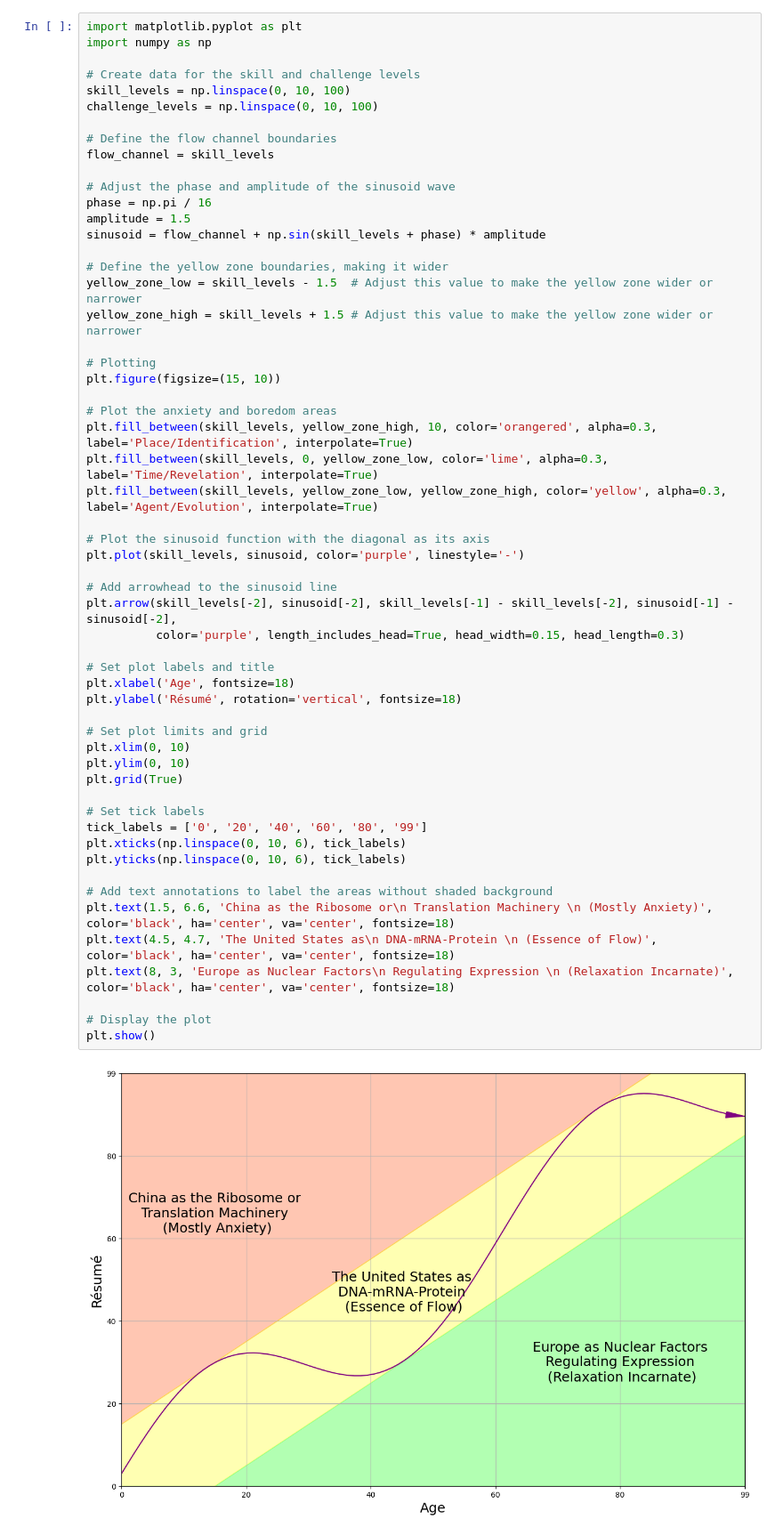
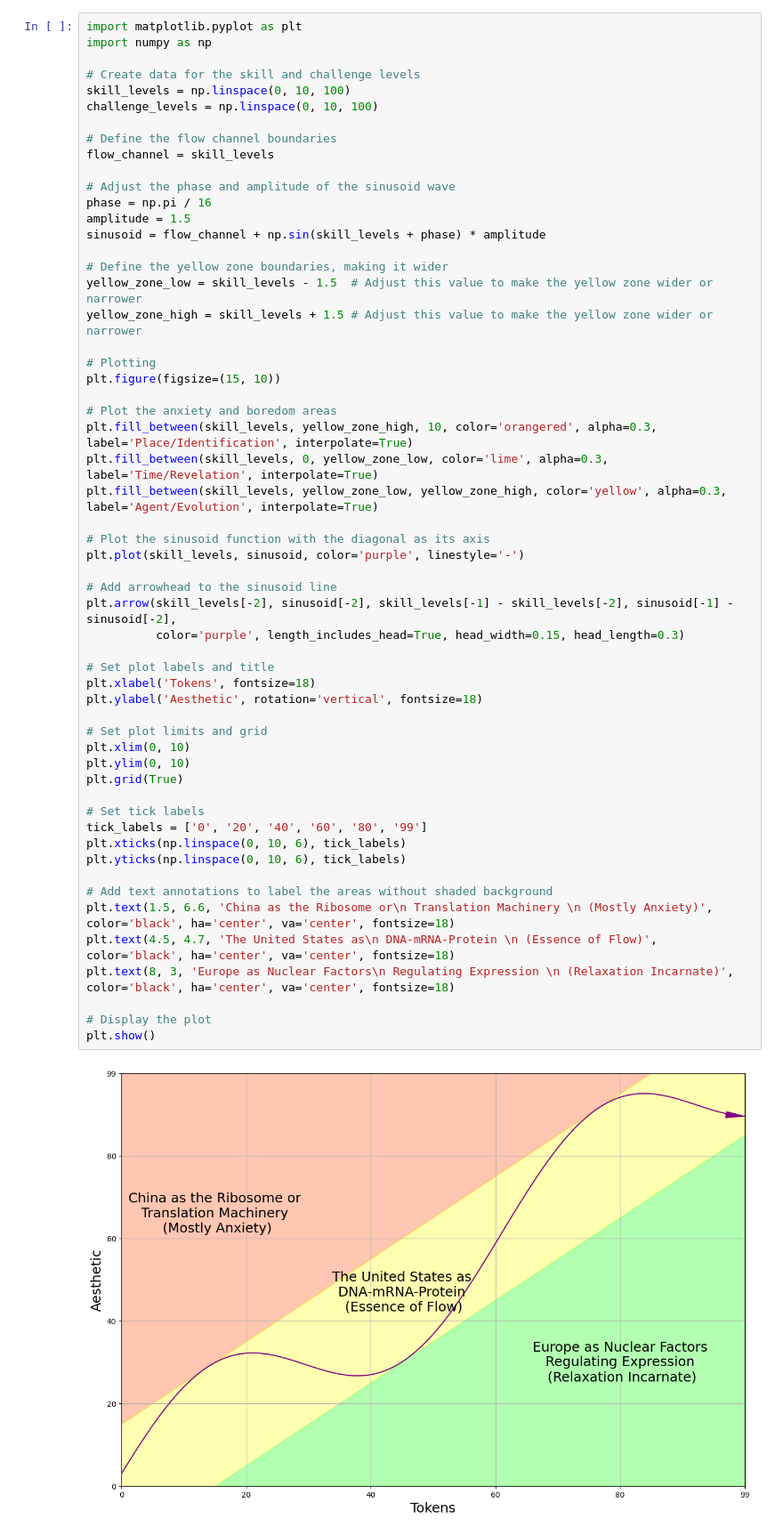
Before and after one commit to abikesa/got, a Jupyter notebook: intro.ipynb, the cells around one changed output. Shown at 89% size. Drawn from its saved outputs; the diff is of its cells as text.

Commit message:
token1:mTOR

```diff
--- a/intro.ipynb
+++ b/intro.ipynb
@@ -200,36 +273,36 @@ plt.fill_between(skill_levels, yellow_zone_high, 10, color='orangered', alpha=0.
 plt.fill_between(skill_levels, 0, yellow_zone_low, color='lime', alpha=0.3, label='Time/Revelation', interpolate=True)
 plt.fill_between(skill_levels, yellow_zone_low, yellow_zone_high, color='yellow', alpha=0.3, label='Agent/Evolution', interpolate=True)
 
 # Plot the sinusoid function with the diagonal as its axis
 plt.plot(skill_levels, sinusoid, color='purple', linestyle='-')
 
 # Add arrowhead to the sinusoid line
 plt.arrow(skill_levels[-2], sinusoid[-2], skill_levels[-1] - skill_levels[-2], sinusoid[-1] - sinusoid[-2],
           color='purple', length_includes_head=True, head_width=0.15, head_length=0.3)
 
 # Set plot labels and title
-plt.xlabel('Age', fontsize=18)
-plt.ylabel('Résumé', rotation='vertical', fontsize=18)
+plt.xlabel('Tokens', fontsize=18)
+plt.ylabel('Aesthetic', rotation='vertical', fontsize=18)
 
 # Set plot limits and grid
 plt.xlim(0, 10)
 plt.ylim(0, 10)
 plt.grid(True)
 
 # Set tick labels
 tick_labels = ['0', '20', '40', '60', '80', '99']
 plt.xticks(np.linspace(0, 10, 6), tick_labels)
 plt.yticks(np.linspace(0, 10, 6), tick_labels)
 
 # Add text annotations to label the areas without shaded background
 plt.text(1.5, 6.6, 'China as the Ribosome or\n Translation Machinery \n (Mostly Anxiety)', color='black', ha='center', va='center', fontsize=18)
 plt.text(4.5, 4.7, 'The United States as\n DNA-mRNA-Protein \n (Essence of Flow)', color='black', ha='center', va='center', fontsize=18)
 plt.text(8, 3, 'Europe as Nuclear Factors\n Regulating Expression \n (Relaxation Incarnate)', color='black', ha='center', va='center', fontsize=18)
 
 # Display the plot
 plt.show()
 # %% [output]
-[figure, old version]
+[figure, new version]
 # %% [markdown]
 The concept of the "tragic aesthetic" has been a topic of interest across various disciplines, from literature and art to philosophy and psychology. At its core, the tragic aesthetic involves an appreciation for stories, artworks, or situations that center on human suffering, moral dilemmas, or the inescapability of fate. Yet, these narratives often carry an undercurrent of beauty or a greater truth that can make the experience of them deeply moving or even cathartic.
 
```
Also changed, not shown: parts of 3 cells of this notebook, 7 other files.
